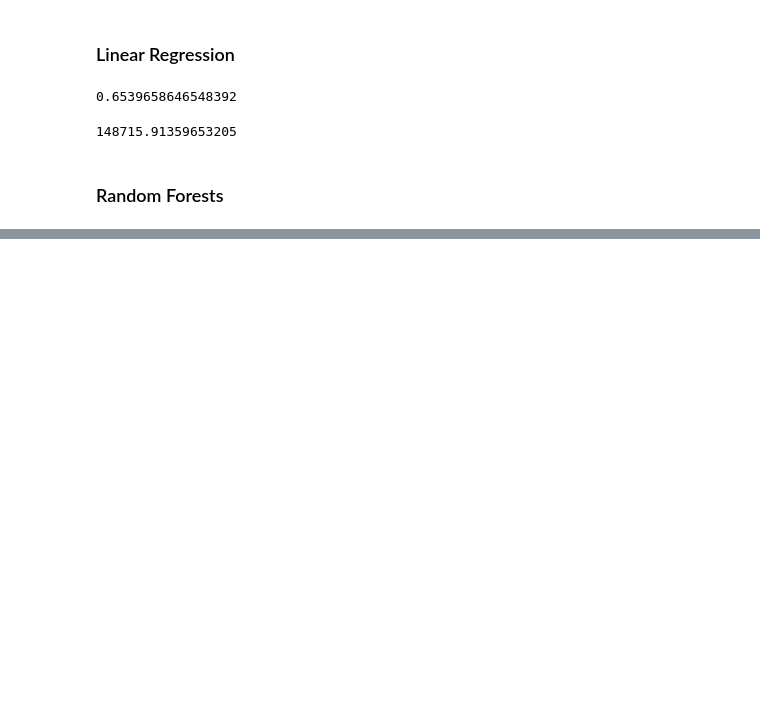
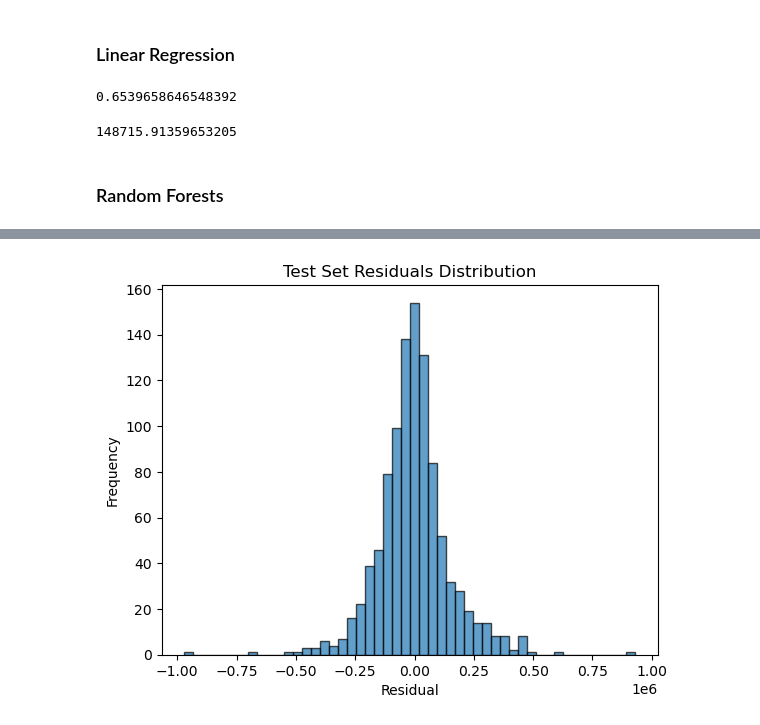
Before and after one commit to ayberkozcan/regression-exercises, a Jupyter notebook: Analyzing USA House Prices/analyzing_USA_house_prices.ipynb, the cells around one changed output, grey strips where cells are left out. Drawn from its saved outputs; the diff is of its cells as text; code cells hidden in the pictures; blank space fills up the shorter version.

```diff
--- a/Analyzing USA House Prices/analyzing_USA_house_prices.ipynb
+++ b/Analyzing USA House Prices/analyzing_USA_house_prices.ipynb
@@ -670,0 +794,10 @@ rmse_rf
+# %%
+# Test set histogram
+
+plt.hist(residuals_test, bins=50, edgecolor="k", alpha=0.7)
+plt.title("Test Set Residuals Distribution")
+plt.xlabel("Residual")
+plt.ylabel("Frequency")
+plt.show()
+# %% [output]
+[figure, added]
```
Also changed, not shown: parts of 33 cells of this notebook.
